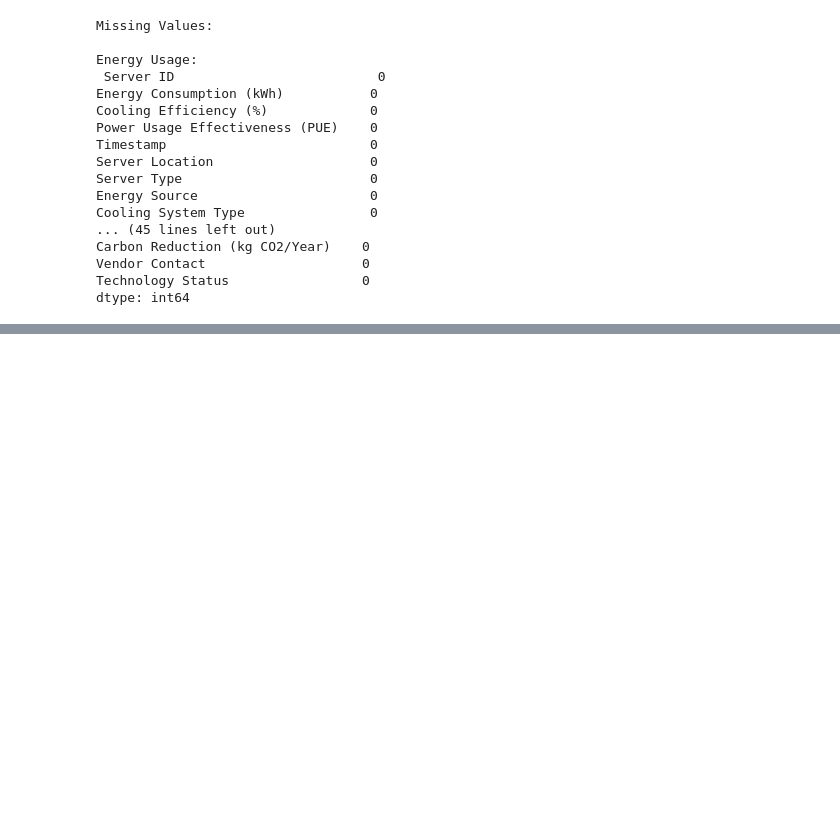
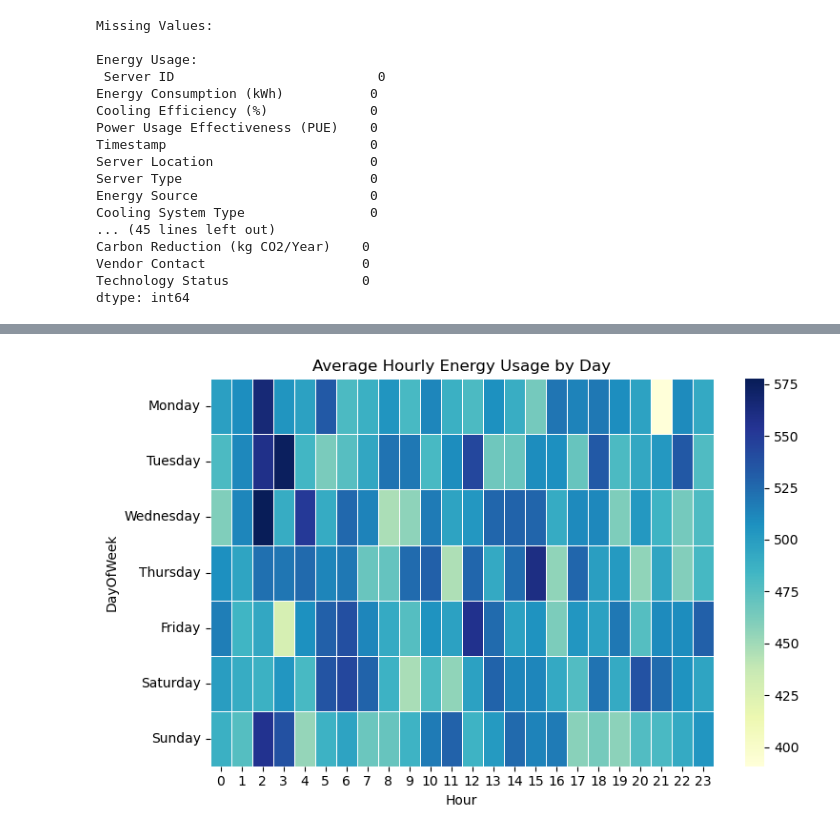
Before and after one commit to Shilpa-31/BIBA, a Jupyter notebook: EDA_of_Data.ipynb, the cells around one changed output, grey strips where cells are left out. Drawn from its saved outputs; the diff is of its cells as text; code cells hidden in the pictures; blank space fills up the shorter version.

```diff
--- a/EDA_of_Data.ipynb
+++ b/EDA_of_Data.ipynb
@@ -121,0 +132,16 @@ vendor_df = pd.DataFrame({
+# %%
+# 3. Heatmap: Hourly Energy Usage by Day
+energy_df['Hour'] = pd.to_datetime(energy_df['Timestamp']).dt.hour
+pivot_table = energy_df.pivot_table(index='DayOfWeek', columns='Hour', values='Energy Consumption (kWh)', aggfunc='mean')
+
+# Reorder days
+ordered_days = ['Monday', 'Tuesday', 'Wednesday', 'Thursday', 'Friday', 'Saturday', 'Sunday']
+pivot_table = pivot_table.reindex(ordered_days)
+
+plt.figure(figsize=(8, 5))
+sns.heatmap(pivot_table, cmap='YlGnBu', linewidths=0.5)
+plt.title("Average Hourly Energy Usage by Day")
+plt.tight_layout()
+plt.show()
+# %% [output]
+[figure, added]
```
Also changed, not shown: parts of 16 cells of this notebook, 5 other files.
